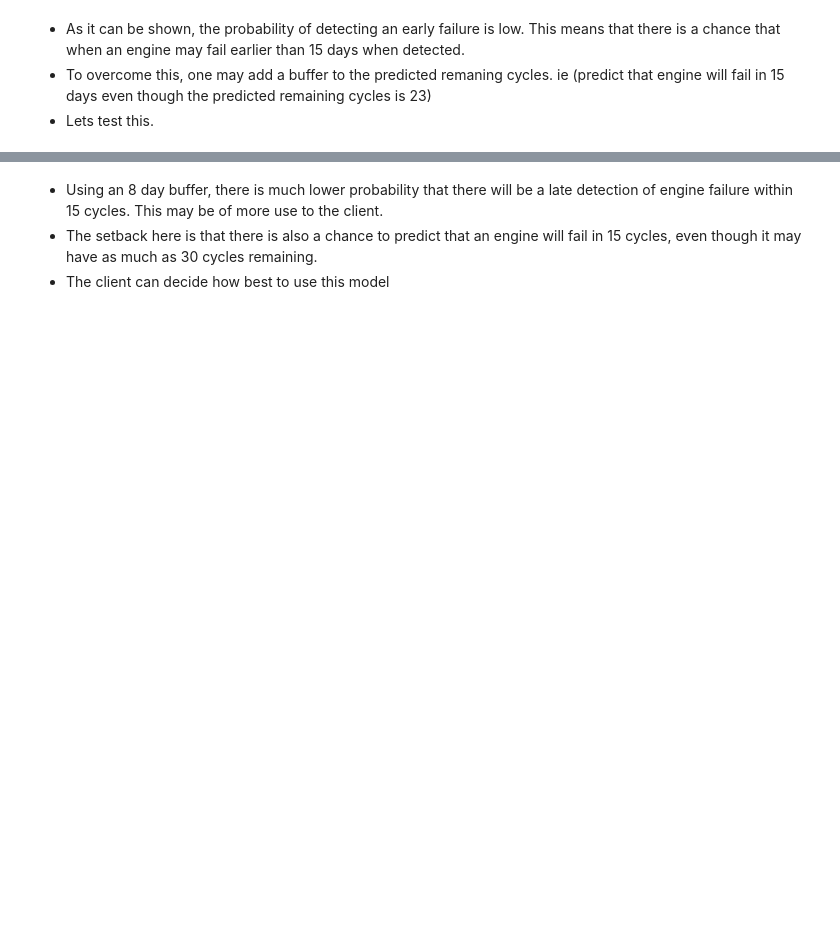
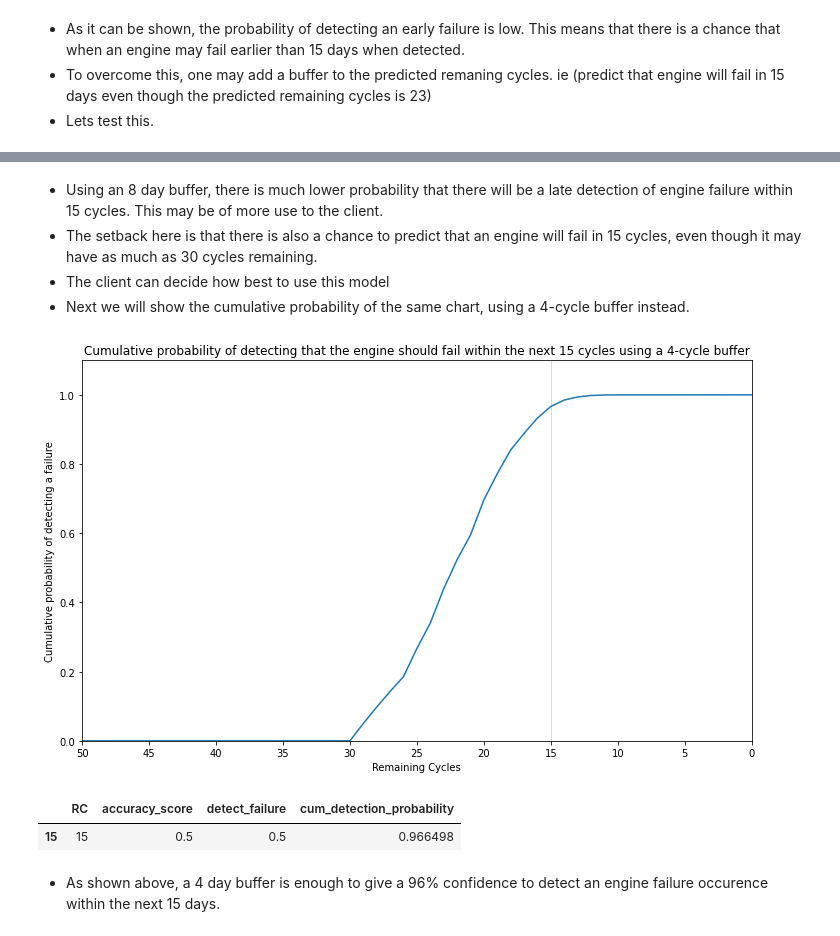
Before and after one commit to themattonthefloor/Engine-Time-Series-LSTM, a Jupyter notebook: notebooks/results_analysis.ipynb, the cells around one changed output, grey strips where cells are left out. Cells and saved outputs as stored; diff of their text form; code cells hidden in the pictures; blank space fills up the shorter version.

```diff
--- a/notebooks/results_analysis.ipynb
+++ b/notebooks/results_analysis.ipynb
@@ -141,3 +141,33 @@ plt.show()
 - Using an 8 day buffer, there is much lower probability that there will be a late detection of engine failure within 15 cycles. This may be of more use to the client.
 - The setback here is that there is also a chance to predict that an engine will fail in 15 cycles, even though it may have as much as 30 cycles remaining.
 - The client can decide how best to use this model
+- Next we will show the cumulative probability of the same chart, using a 4-cycle buffer instead.
+# %%
+comparison_df['predictions_bool'] = comparison_df.predictions.apply(lambda x: x<19)
+comparison_df['actual_bool'] = comparison_df.actual.apply(lambda x: x<15)
+s = comparison_df.groupby(['actual'])[['predictions_bool','actual_bool']].apply(lambda x: ([list(x['predictions_bool']),list(x['actual_bool'])]))
+results_per_RC = pd.DataFrame({'RC':s.index.astype(int),
+                               'accuracy_score':s.apply(lambda x: accuracy_score(x[1],x[0])).values})
+results_per_RC['detect_failure'] = results_per_RC.apply(lambda x: x[1] if x[0]<15 else 1-x[1], axis=1)
+
+# Calculate the cumulative probability of detecting engine failure
+results_per_RC['cum_detection_probability']=(1-(1-results_per_RC.detect_failure).iloc[::-1].cumprod().iloc[::-1])
+
+plt.figure(figsize=(12,7))
+sns.lineplot(data=results_per_RC,x='RC',y='cum_detection_probability')
+sns.lineplot(x=[15,15],y=[0,1.1],color='red')
+plt.title('Cumulative probability of detecting that the engine should fail within the next 15 cycles using a 4-cycle buffer')
+plt.xlabel('Remaining Cycles')
+plt.ylabel('Cumulative probability of detecting a failure')
+plt.xticks(list(range(0,51,5)))
+plt.axis([50,0,0,1.1])
+plt.show()
+# %% [output]
+[figure, added]
+# %%
+results_per_RC[results_per_RC.RC==15]
+# %% [output]
+|  | RC | accuracy_score | detect_failure | cum_detection_probability |
+| 15 | 15 | 0.5 | 0.5 | 0.966498 |
+# %% [markdown]
+- As shown above, a 4 day buffer is enough to give a 96% confidence to detect an engine failure occurence within the next 15 days.
```
Also changed, not shown: parts of 5 cells of this notebook, 5 other files.
